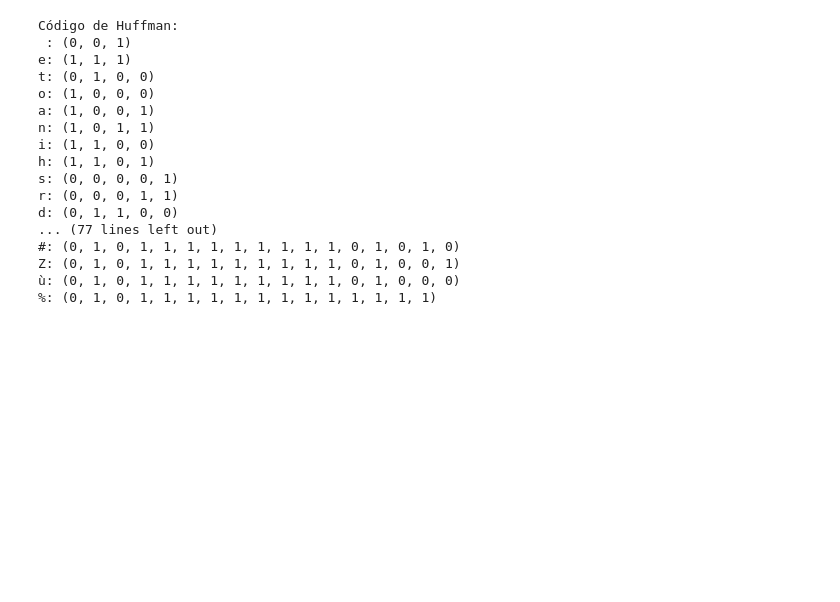
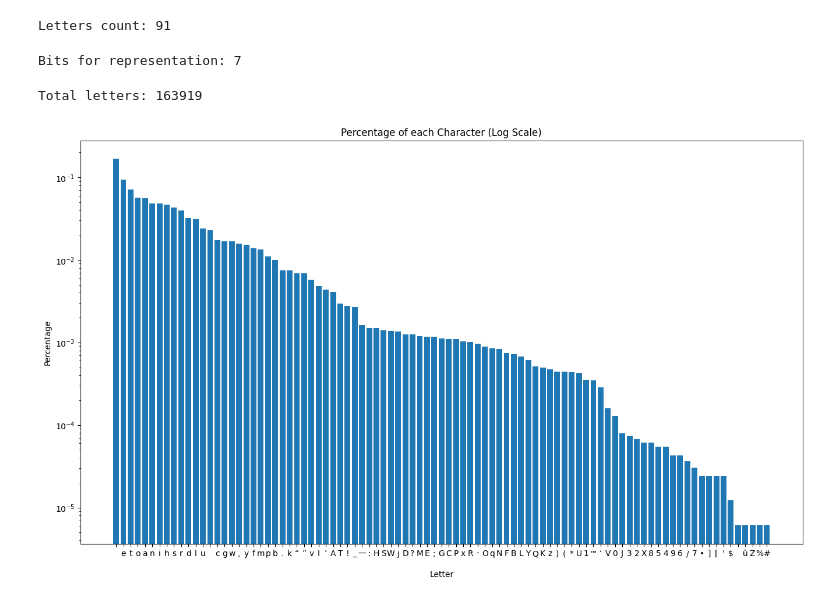
Before and after one commit to RhenzoHideki/huffman-code, a Jupyter notebook: alice_pmf.ipynb, the cells around one changed output. Cells and saved outputs as stored; diff of their text form; code cells hidden in the pictures; blank space fills up the shorter version.

```diff
--- a/alice_pmf.ipynb
+++ b/alice_pmf.ipynb
@@ -55,27 +0,0 @@ Z: 0.000006
-# %%
-# Criar código de Huffman
-probs = [prob for _, prob in sorted_pmf]
-huffman = komm.HuffmanCode(probs)
-
-# Exibir código de Huffman
-print("\nCódigo de Huffman:")
-for (char, _), codeword in zip(sorted_pmf, huffman.codewords):
-    print(f'{char}: {codeword}')
-# %% [output]
-Código de Huffman:
- : (0, 0, 1)
-e: (1, 1, 1)
-t: (0, 1, 0, 0)
-o: (1, 0, 0, 0)
-a: (1, 0, 0, 1)
-n: (1, 0, 1, 1)
-i: (1, 1, 0, 0)
-h: (1, 1, 0, 1)
-s: (0, 0, 0, 0, 1)
-r: (0, 0, 0, 1, 1)
-d: (0, 1, 1, 0, 0)
-... (77 lines left out)
-#: (0, 1, 0, 1, 1, 1, 1, 1, 1, 1, 1, 1, 0, 1, 0, 1, 0)
-Z: (0, 1, 0, 1, 1, 1, 1, 1, 1, 1, 1, 1, 0, 1, 0, 0, 1)
-ù: (0, 1, 0, 1, 1, 1, 1, 1, 1, 1, 1, 1, 0, 1, 0, 0, 0)
-%: (0, 1, 0, 1, 1, 1, 1, 1, 1, 1, 1, 1, 1, 1, 1, 1)
@@ -81,0 +5,24 @@ Z: (0, 1, 0, 1, 1, 1, 1, 1, 1, 1, 1, 1, 0, 1, 0, 0, 1)
+# %%
+with open("pg11.txt", "r", encoding="utf-8") as file:
+    text = file.read()
+
+    characters = {}
+    for char in text:
+        if char in characters:
+            characters[char] += 1
+        else:
+            characters[char] = 1
+
+    sorted_letters = sorted(characters.items())
+# %%
+letters = [letter for letter, occurrences in sorted_letters]
+occurrences = [occurrences for letter, occurrences in sorted_letters]
+
+print("Letters count:", len(letters))
+# %% [output]
+Letters count: 91
+# %%
+BFR = math.ceil(math.log2(len(letters)))
+print("Bits for representation:", BFR)
+# %% [output]
+Bits for representation: 7
@@ -81,0 +32,23 @@ Z: (0, 1, 0, 1, 1, 1, 1, 1, 1, 1, 1, 1, 0, 1, 0, 0, 1)
+# %%
+total_letters = sum(occurrences)
+print("Total letters:", total_letters)
+
+def percentage(occurrences, total):
+    return [occurrence / total for occurrence in occurrences]
+
+percentages = percentage(occurrences, total_letters)
+# %% [output]
+Total letters: 163919
+# %%
+sorted_letters = [letter for _, letter in sorted(zip(occurrences, letters), reverse=True)]
+sorted_percentages = [percentage for _, percentage in sorted(zip(occurrences, percentages), reverse=True)]
+
+plt.figure(figsize=(16, 9))
+plt.bar(sorted_letters, sorted_percentages)
+plt.xlabel("Letter")
+plt.ylabel("Percentage")
+plt.title("Percentage of each Character (Log Scale)")
+plt.yscale("log")
+plt.show()
+# %% [output]
+[figure, added]
```
Also changed, not shown: parts of 8 cells of this notebook, 6 other files.
